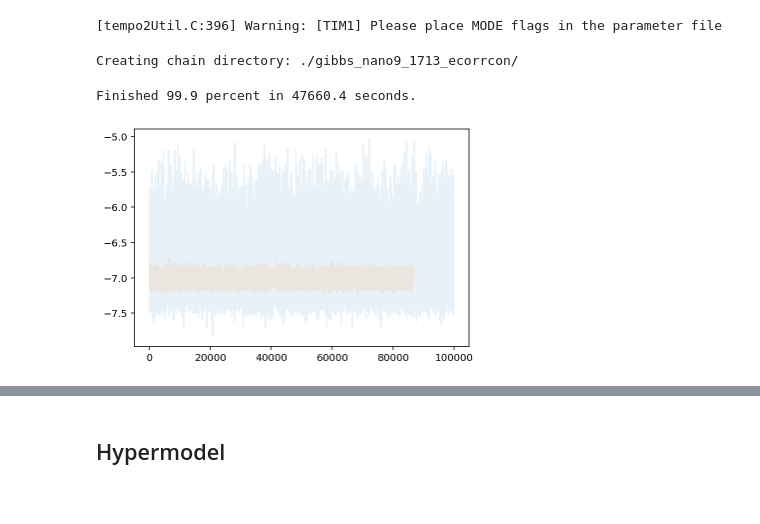
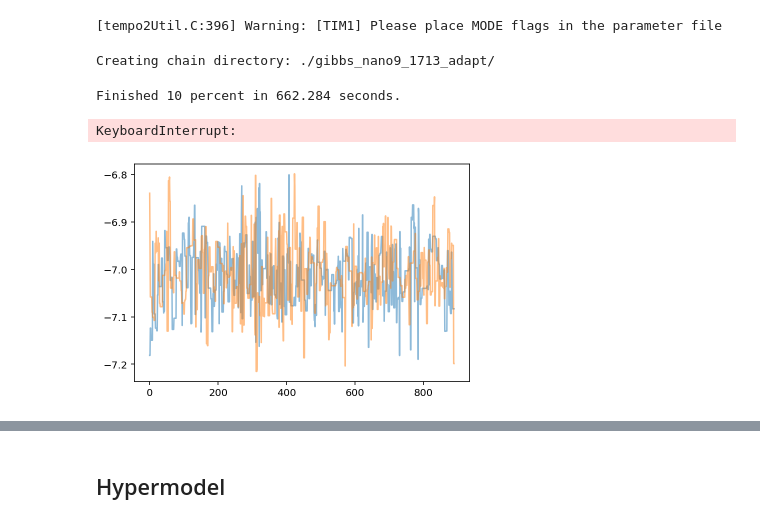
Before and after one commit to stevertaylor/pulsar_timing_gibbsspec, a Jupyter notebook: pta_gibbs_freespec.ipynb, the cells around one changed output, grey strips where cells are left out. Cells and saved outputs as stored; diff of their text form; code cells hidden in the pictures.

```diff
--- a/pta_gibbs_freespec.ipynb
+++ b/pta_gibbs_freespec.ipynb
@@ -795,18 +895,23 @@ gibbs = PTABlockGibbs(pta=pta, hypersample='conditional', ecorrsample='condition
 # %%
 x0 = np.concatenate([p.sample().flatten() for p in gibbs.params])
 # %%
-gibbs.sample(x0, outdir='./gibbs_nano9_1713_ecorrcon/',
-             niter=100000, resume=False)
+gibbs.sample(x0, outdir='./gibbs_nano9_1713_adapt/',
+             niter=10000, resume=False)
 # %% [output]
-Creating chain directory: ./gibbs_nano9_1713_ecorrcon/
+Creating chain directory: ./gibbs_nano9_1713_adapt/
-Finished 99.9 percent in 47660.4 seconds.
+Finished 10 percent in 662.284 seconds.
+KeyboardInterrupt:
 # %%
 chain_gibbs_1713_old = np.loadtxt('./gibbs_nano9_1713/chain.txt')
 chain_gibbs_1713 = np.loadtxt('./gibbs_nano9_1713_v3/chain.txt')
 # %%
 chain_gibbs_eccon_1713 = np.loadtxt('./gibbs_nano9_1713_ecorrcon/chain.txt')
-# %%
-plt.plot(chain_gibbs_eccon_1713[100:,17], alpha=0.1);
-plt.plot(chain_gibbs_1713[100:,17], alpha=0.1);
-# %% [output]
-[figure, removed]
+# %%
+chain_gibbs_1713_adapt = np.loadtxt('./gibbs_nano9_1713_adapt/chain.txt')
+# %%
+#plt.plot(0.5*np.log10(0.1*10**(2.0*chain_gibbs_eccon_1713[100:,16])), alpha=0.1);
+plt.plot(chain_gibbs_1713[10:900,17], alpha=0.5);
+plt.plot(chain_gibbs_1713_adapt[10:900,17], alpha=0.5);
+#plt.xlim(0,5000)
+# %% [output]
+[figure, added]
```
Also changed, not shown: parts of 7 cells of this notebook, 1 other file.
